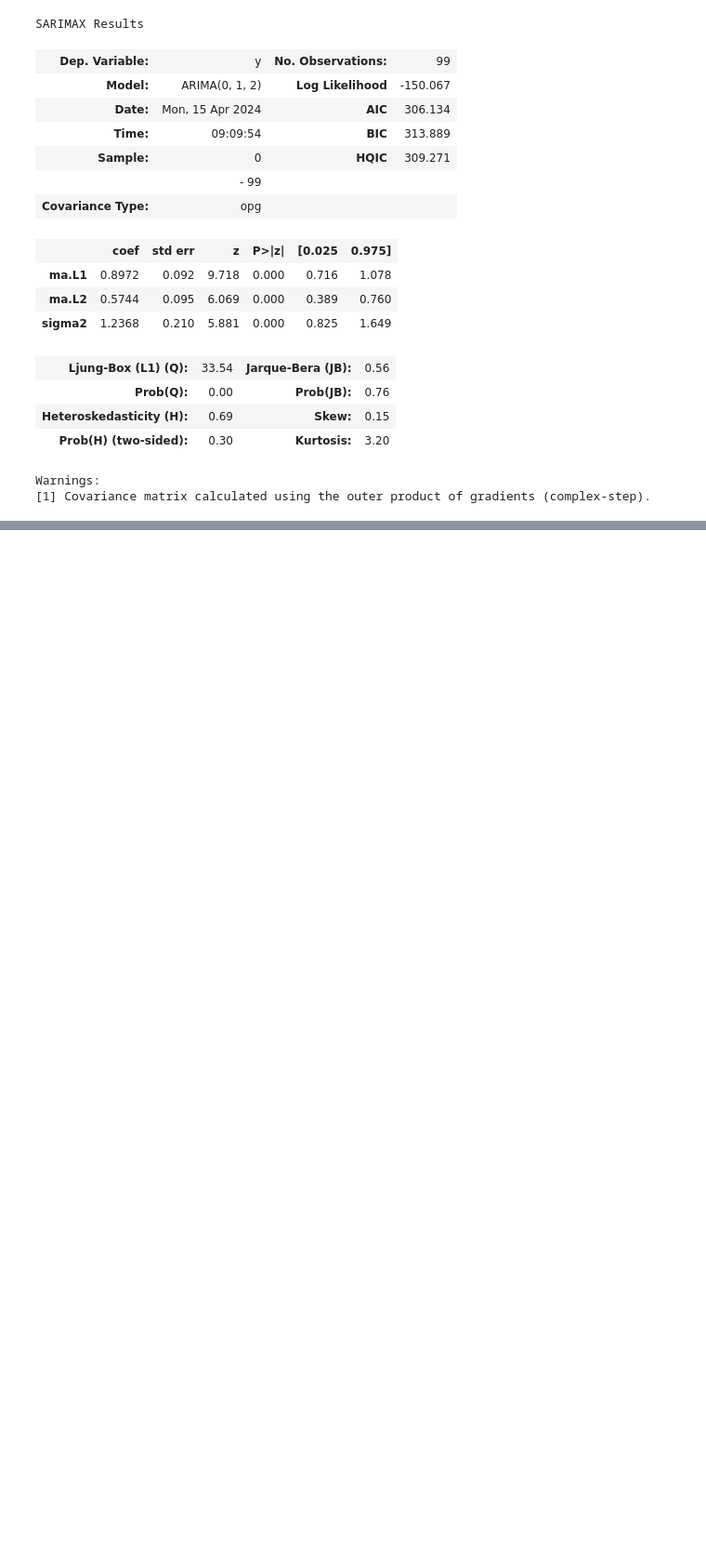
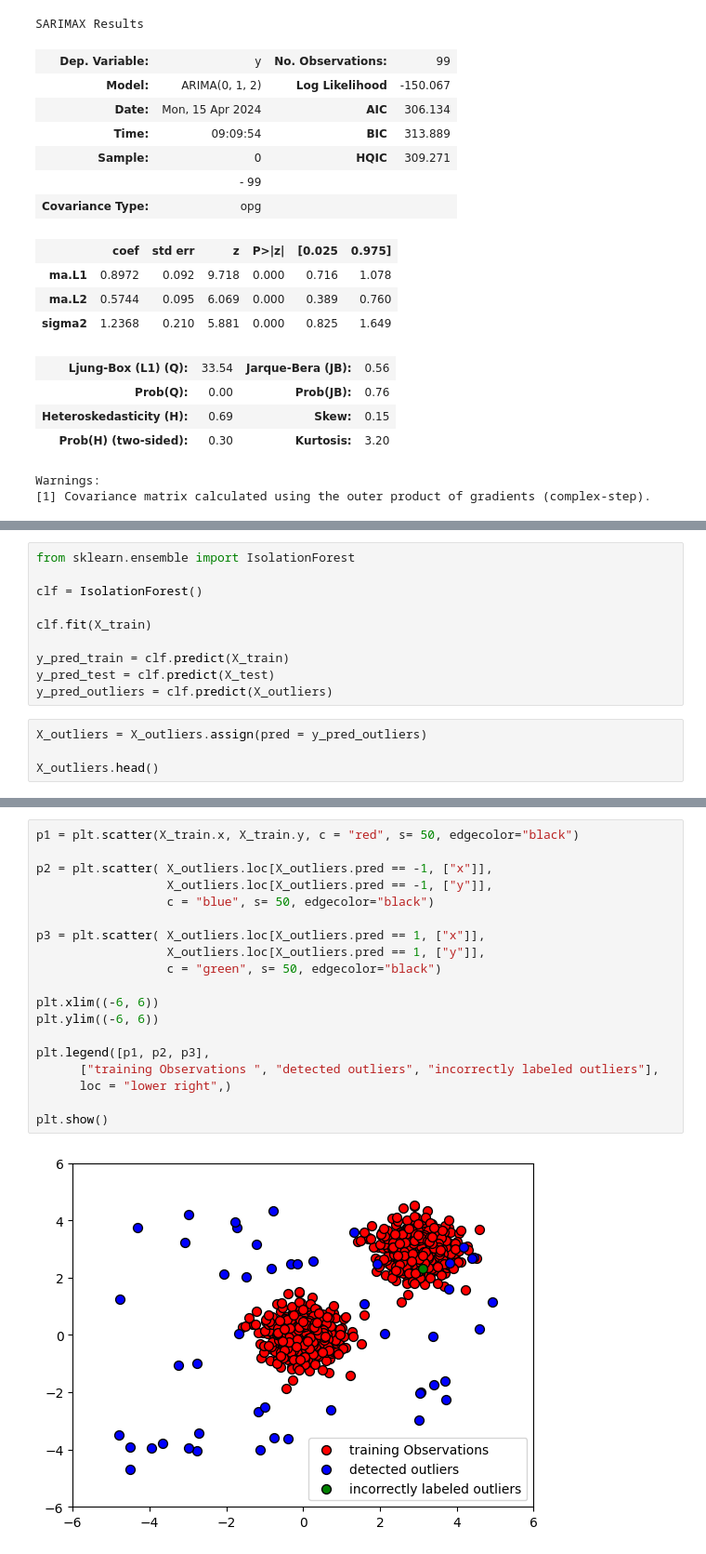
Before and after one commit to 1jomonjose/Security-AI-ML-Training, a Jupyter notebook: Day1_Cybersecurity.ipynb, the cells around one changed output, grey strips where cells are left out. Shown at 93% size. Saved outputs shown, nothing was run; the diff lists cells and outputs as text; blank space fills up the shorter version.

```diff
--- a/Day1_Cybersecurity.ipynb
+++ b/Day1_Cybersecurity.ipynb
@@ -69,0 +145,14 @@ Warnings:
+# %%
+from sklearn.ensemble import IsolationForest
+
+clf = IsolationForest()
+
+clf.fit(X_train)
+
+y_pred_train = clf.predict(X_train)
+y_pred_test = clf.predict(X_test)
+y_pred_outliers = clf.predict(X_outliers)
+# %%
+X_outliers = X_outliers.assign(pred = y_pred_outliers)
+
+X_outliers.head()
@@ -69,0 +166,21 @@ Warnings:
+# %%
+p1 = plt.scatter(X_train.x, X_train.y, c = "red", s= 50, edgecolor="black")
+
+p2 = plt.scatter( X_outliers.loc[X_outliers.pred == -1, ["x"]],
+                  X_outliers.loc[X_outliers.pred == -1, ["y"]],
+                  c = "blue", s= 50, edgecolor="black")
+
+p3 = plt.scatter( X_outliers.loc[X_outliers.pred == 1, ["x"]],
+                  X_outliers.loc[X_outliers.pred == 1, ["y"]],
+                  c = "green", s= 50, edgecolor="black")
+
+plt.xlim((-6, 6))
+plt.ylim((-6, 6))
+
+plt.legend([p1, p2, p3],
+      ["training Observations ", "detected outliers", "incorrectly labeled outliers"],
+      loc = "lower right",)
+
+plt.show()
+# %% [output]
+[figure, added]
```
Also changed, not shown: parts of 9 cells of this notebook.
